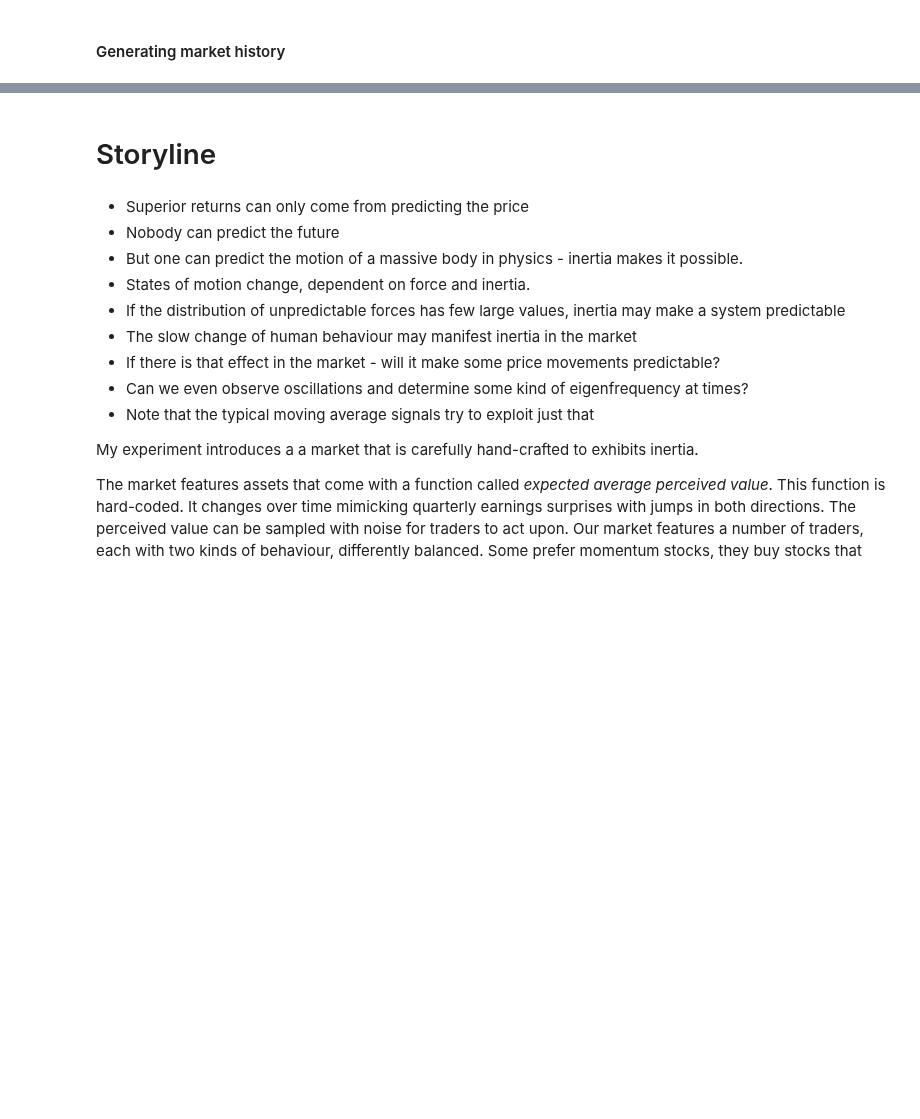
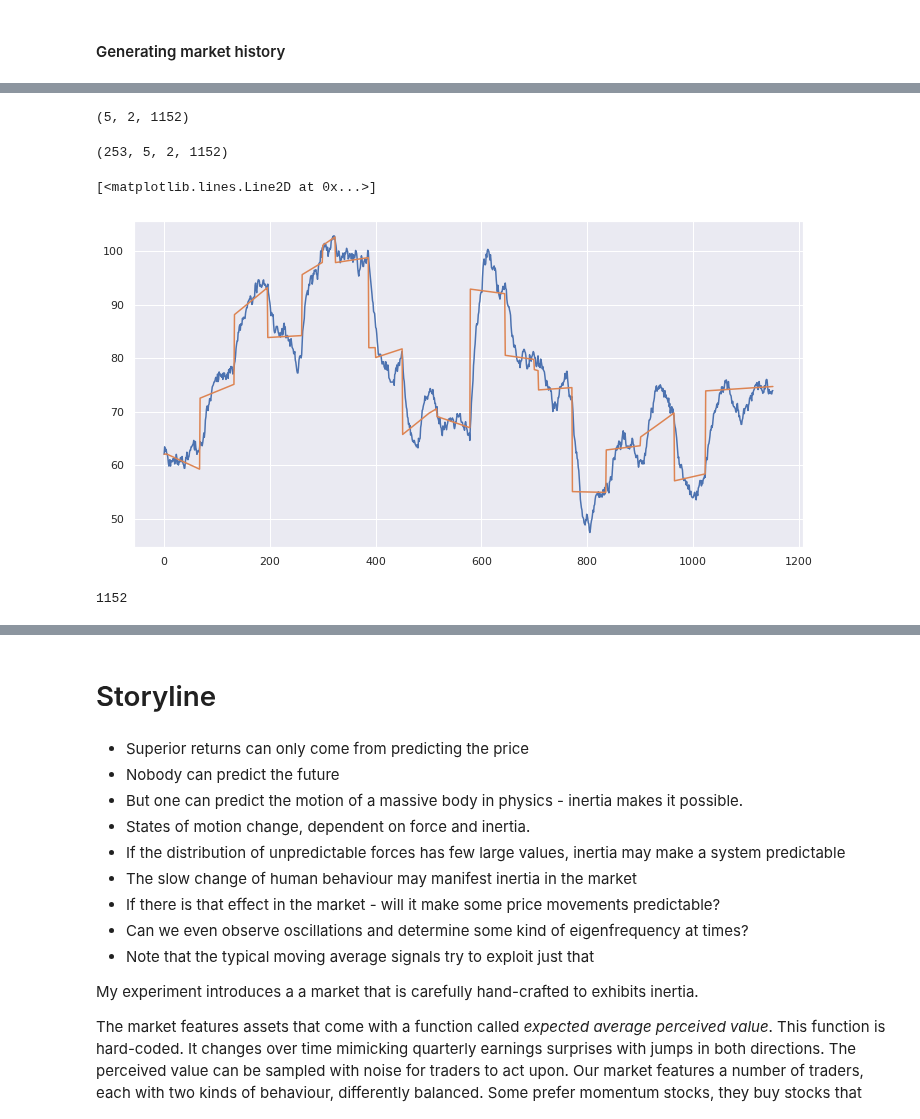
Before and after one commit to smurve/financials, a Jupyter notebook: Market_with_Inertia.ipynb, the cells around one changed output, grey strips where cells are left out. Saved outputs shown, nothing was run; the diff lists cells and outputs as text; code cells hidden in the pictures; blank space fills up the shorter version.

```diff
--- a/Market_with_Inertia.ipynb
+++ b/Market_with_Inertia.ipynb
@@ -128,0 +176,4 @@ for ticker in tickers[2:3]:
+# %%
+np.shape(package)
+# %% [output]
+(5, 2, 1152)
@@ -128,0 +182,23 @@ for ticker in tickers[2:3]:
+# %%
+mycharts = []
+# %%
+with open('../charts.pkl', 'rb') as file:
+    while True:
+        try:
+            mycharts.append(pickle.load(file))
+        except EOFError:
+            break;
+# %%
+np.shape(mycharts)
+# %% [output]
+(253, 5, 2, 1152)
+# %%
+plt.plot(mycharts[51][3][0])
+plt.plot(mycharts[51][3][1])
+# %% [output]
+[<matplotlib.lines.Line2D at 0x...>]
+[figure, added]
+# %%
+len(mycharts[51][3][0])
+# %% [output]
+1152
```
Also changed, not shown: parts of 10 cells of this notebook.
